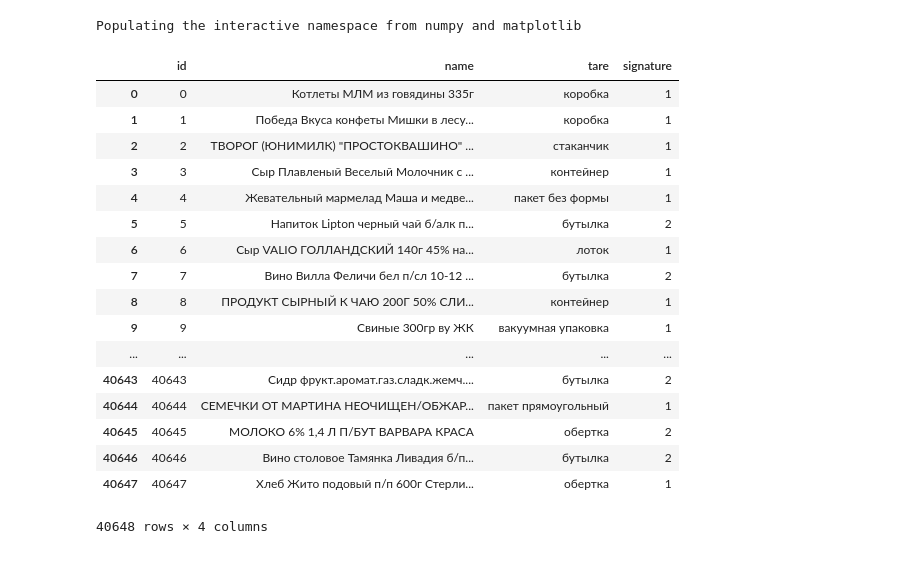
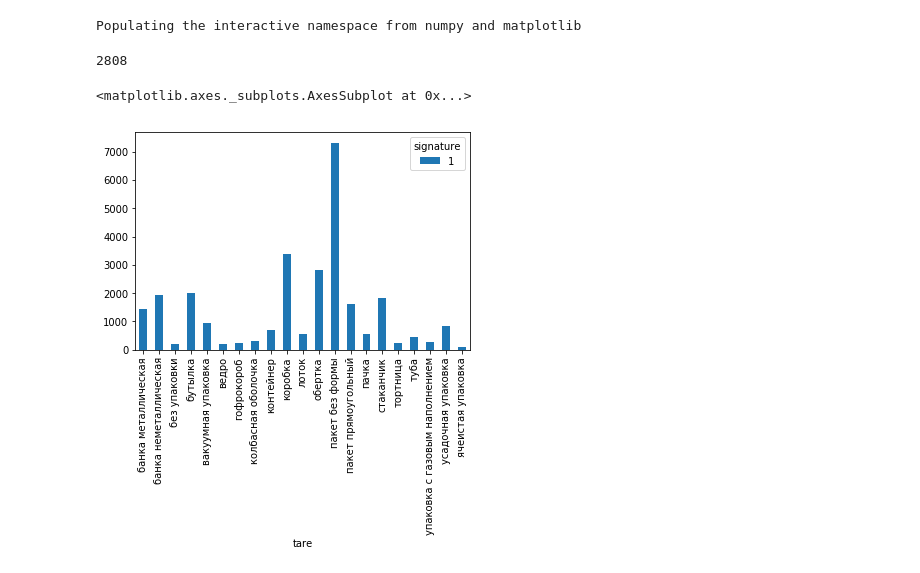
Before and after one commit to ipospelov/text-classification-skbkontur, a Jupyter notebook: report.ipynb, the cells around one changed output. Cells and saved outputs as stored; diff of their text form; code cells hidden in the pictures.

```diff
--- a/report.ipynb
+++ b/report.ipynb
@@ -23,23 +25,15 @@ def signature (row):
 # %%
 df_train = pd.read_csv('train.csv')
 df_train['signature'] = df_train.apply (lambda row: signature(row), axis=1)
-df_train
-# %% [output]
-|  | id | name | tare | signature |
-| 0 | 0 | Котлеты МЛМ из говядины 335г | коробка | 1 |
-| 1 | 1 | Победа Вкуса конфеты Мишки в лесу... | коробка | 1 |
-| 2 | 2 | ТВОРОГ (ЮНИМИЛК) "ПРОСТОКВАШИНО" ... | стаканчик | 1 |
-| 3 | 3 | Сыр Плавленый Веселый Молочник с ... | контейнер | 1 |
-| 4 | 4 | Жевательный мармелад Маша и медве... | пакет без формы | 1 |
-| 5 | 5 | Напиток Lipton черный чай б/алк п... | бутылка | 2 |
-| 6 | 6 | Сыр VALIO ГОЛЛАНДСКИЙ 140г 45% на... | лоток | 1 |
-| 7 | 7 | Вино Вилла Феличи бел п/сл 10-12 ... | бутылка | 2 |
-| 8 | 8 | ПРОДУКТ СЫРНЫЙ К ЧАЮ 200Г 50% СЛИ... | контейнер | 1 |
-| 9 | 9 | Свиные 300гр ву ЖК | вакуумная упаковка | 1 |
-| ... | ... | ... | ... | ... |
-| 40643 | 40643 | Сидр фрукт.аромат.газ.сладк.жемч.... | бутылка | 2 |
-| 40644 | 40644 | СЕМЕЧКИ ОТ МАРТИНА НЕОЧИЩЕН/ОБЖАР... | пакет прямоугольный | 1 |
-| 40645 | 40645 | МОЛОКО 6% 1,4 Л П/БУТ ВАРВАРА КРАСА | обертка | 2 |
-| 40646 | 40646 | Вино столовое Тамянка Ливадия б/п... | бутылка | 2 |
-| 40647 | 40647 | Хлеб Жито подовый п/п 600г Стерли... | обертка | 1 |
-40648 rows × 4 columns
+# %%
+#проверяем количество позиций с неопределенной единицей измерения
+#составляет не очень большой процент от общего числа позиций
+df_train.id[df_train.signature == 0].count()
+# %% [output]
+2808
+# %%
+#основную часть позиций с единицей измерения "граммы" составляют пакеты без формы, коробки и обертки
+df_train[df_train.signature == 1].pivot_table('id', 'tare', 'signature', 'count').plot(kind='bar', stacked=True)
+# %% [output]
+<matplotlib.axes._subplots.AxesSubplot at 0x...>
+[figure, added]
```
Also changed, not shown: parts of 15 cells of this notebook.
